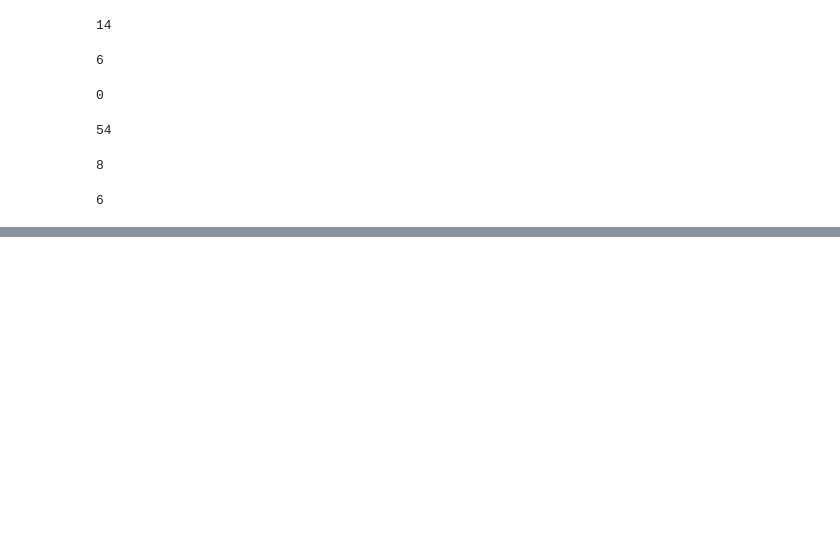
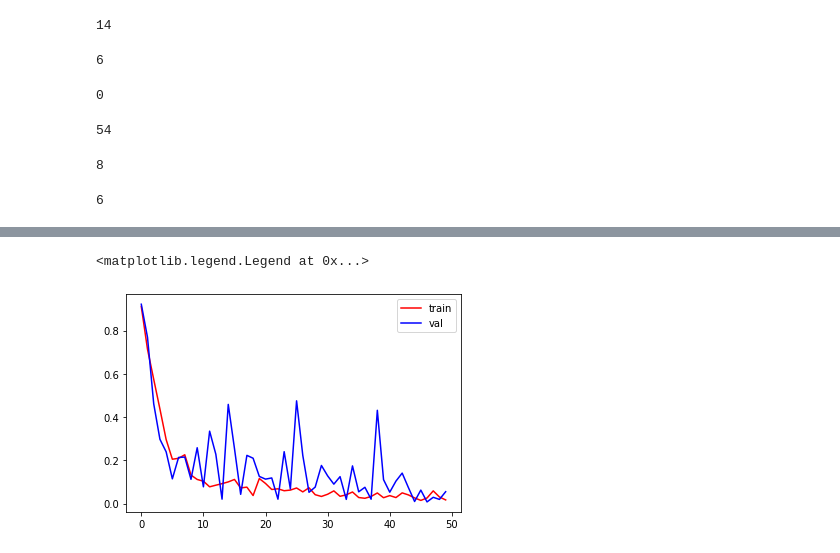
Before and after one commit to abdul0569/Potato_Disease_Classification, a Jupyter notebook: Potato_Disease_Classification.ipynb, the cells around one changed output, grey strips where cells are left out. Cells and saved outputs as stored; diff of their text form; code cells hidden in the pictures; blank space fills up the shorter version.

```diff
--- a/Potato_Disease_Classification.ipynb
+++ b/Potato_Disease_Classification.ipynb
@@ -108,10 +109,10 @@ val_ds = val_ds.cache().shuffle(1000).prefetch(buffer_size=tf.data.AUTOTUNE)
 # %%
 resize_and_rescale = tf.keras.Sequential([
-    layers.experimental.preprocessing.Resizing(IMAGE_SIZE, IMAGE_SIZE),
-    layers.experimental.preprocessing.Rescaling(1.0/255)
+  layers.experimental.preprocessing.Resizing(IMAGE_SIZE, IMAGE_SIZE),
+  layers.experimental.preprocessing.Rescaling(1./255),
 ])
 # %%
 data_augmentation = tf.keras.Sequential([
-    layers.experimental.preprocessing.RandomFlip('horizontal_and_vertical'),
-    layers.experimental.preprocessing.RandomRotation(0.2)
+  layers.experimental.preprocessing.RandomFlip("horizontal_and_vertical"),
+  layers.experimental.preprocessing.RandomRotation(0.2),
 ])
@@ -120,12 +119,18 @@ input_shape = (BATCH_SIZE, IMAGE_SIZE, IMAGE_SIZE, CHANNELS)
+# %%
+train_ds = train_ds.map(
+    lambda x, y: (data_augmentation(x, training=True), y)
+).prefetch(buffer_size=tf.data.AUTOTUNE)
 # %%
+input_shape = (BATCH_SIZE, IMAGE_SIZE, IMAGE_SIZE, CHANNELS)
+n_classes = 3
+
 model = models.Sequential([
     resize_and_rescale,
-    data_augmentation,
-    layers.Conv2D(32, kernel_size=(3, 3), activation='relu', input_shape=input_shape),
+    layers.Conv2D(32, kernel_size = (3,3), activation='relu', input_shape=input_shape),
     layers.MaxPooling2D((2, 2)),
-    layers.Conv2D(64, kernel_size=(3, 3), activation='relu'),
+    layers.Conv2D(64,  kernel_size = (3,3), activation='relu'),
     layers.MaxPooling2D((2, 2)),
-    layers.Conv2D(64, kernel_size=(3, 3), activation='relu'),
+    layers.Conv2D(64,  kernel_size = (3,3), activation='relu'),
     layers.MaxPooling2D((2, 2)),
     layers.Conv2D(64, (3, 3), activation='relu'),
     layers.MaxPooling2D((2, 2)),
@@ -135,7 +140,7 @@ model = models.Sequential([
     layers.MaxPooling2D((2, 2)),
     layers.Flatten(),
     layers.Dense(64, activation='relu'),
-    layers.Dense(1, activation='softmax')
+    layers.Dense(n_classes, activation='softmax'),
 ])
 
 model.build(input_shape=input_shape)
@@ -177,0 +227,7 @@ Epoch 1/50
+# %%
+plt.plot(history.history['loss'], color='red', label='train')
+plt.plot(history.history['val_loss'], color='blue', label='val')
+plt.legend()
+# %% [output]
+<matplotlib.legend.Legend at 0x...>
+[figure, added]
```
Also changed, not shown: parts of 12 cells of this notebook.
